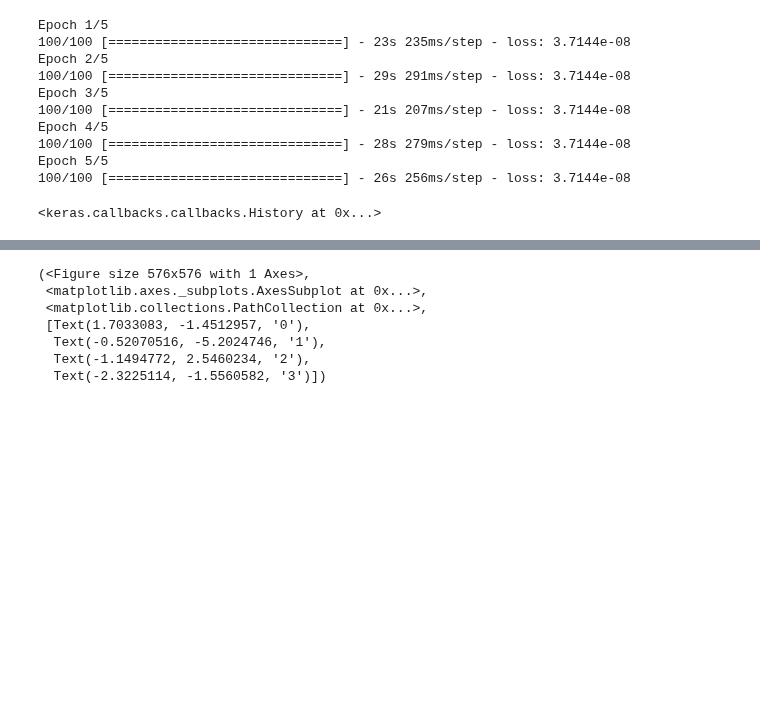
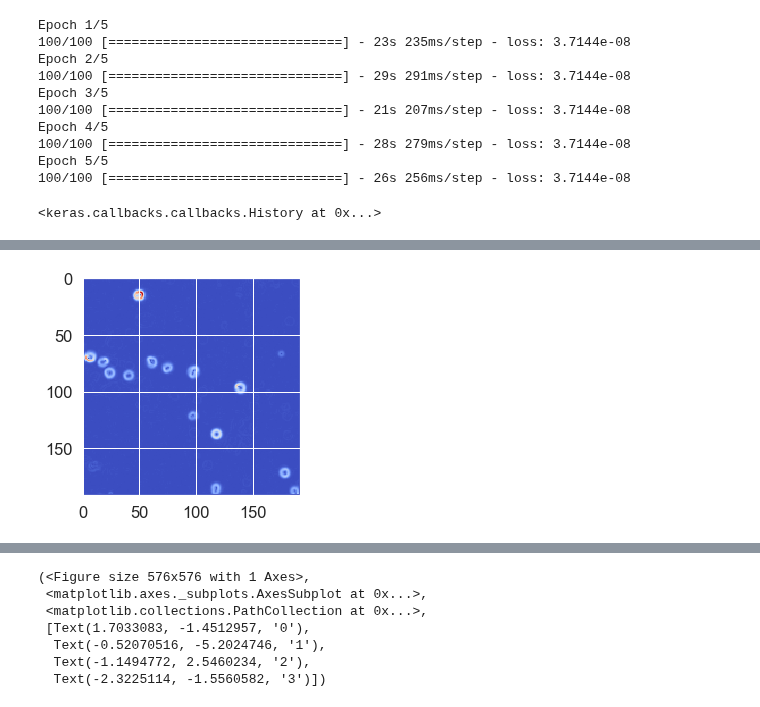
Before and after one commit to leonore/deep-learning-for-immune-cells, a Jupyter notebook: src/cell_autoencoder.ipynb, the cells around one changed output, grey strips where cells are left out. Cells and saved outputs as stored; diff of their text form; code cells hidden in the pictures; blank space fills up the shorter version.

```diff
--- a/src/cell_autoencoder.ipynb
+++ b/src/cell_autoencoder.ipynb
@@ -312,3 +288,6 @@ Epoch 4/5
 Epoch 5/5
 100/100 [==============================] - 26s 256ms/step - loss: 3.7144e-08
 <keras.callbacks.callbacks.History at 0x...>
+# %%
+def sigmoid(x):
+    return np.exp(x)/(np.exp(x)+1)
@@ -314,0 +298,6 @@ Epoch 5/5
+# %%
+plt.figure()
+plt.imshow(sigmoid(dataset[150]),cmap='coolwarm')
+plt.grid('off')
+# %% [output]
+[figure, added]
```
Also changed, not shown: parts of 15 cells of this notebook, 5 other files.
